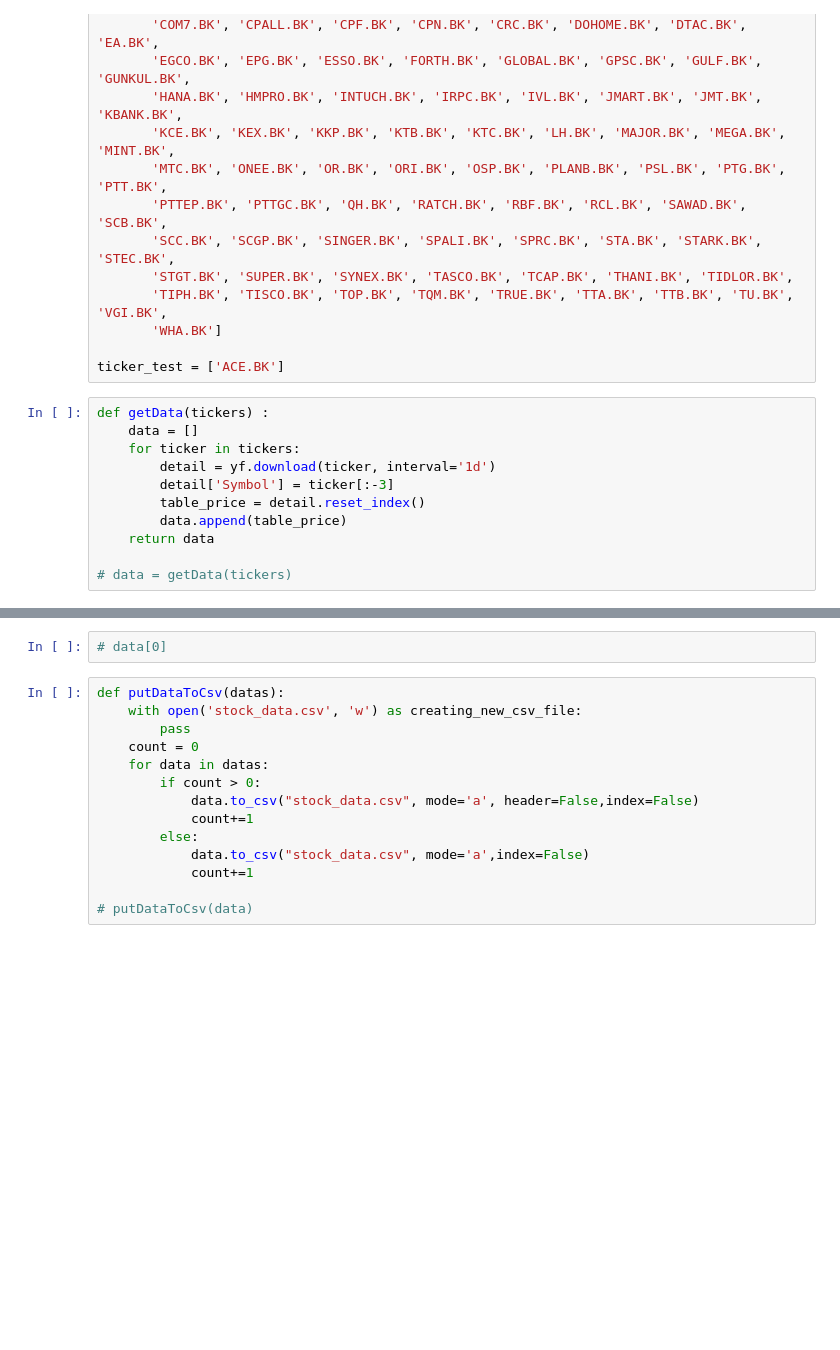
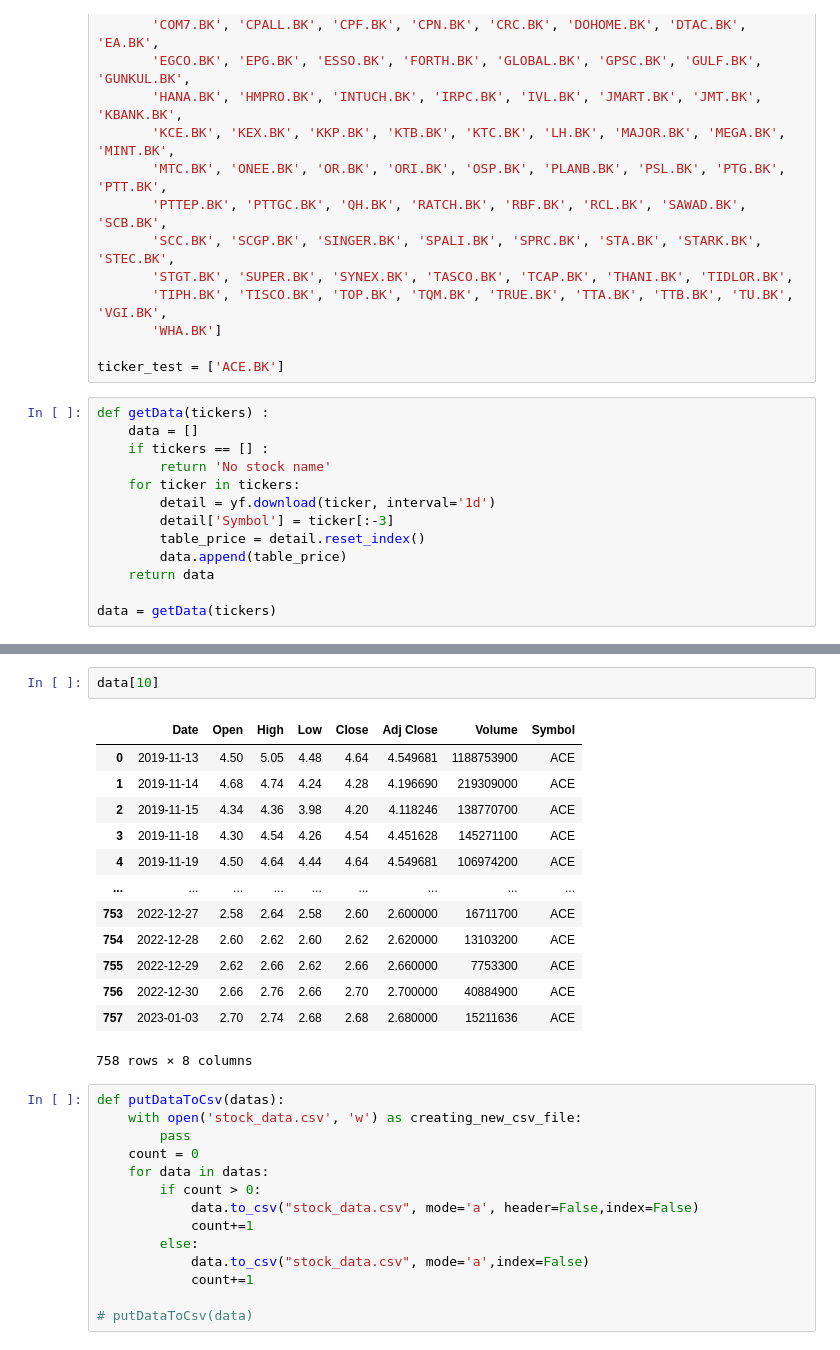
Before and after one commit to TIIIIIIW/SOFTWARE-DEVELOPMENT-2, a Jupyter notebook: ML/stockData.ipynb, the cells around one changed output, grey strips where cells are left out. Saved outputs shown, nothing was run; the diff lists cells and outputs as text; blank space fills up the shorter version.

```diff
--- a/ML/stockData.ipynb
+++ b/ML/stockData.ipynb
@@ -22,6 +22,8 @@ ticker_test = ['ACE.BK']
 # %%
 def getData(tickers) :
     data = []
+    if tickers == [] :
+        return 'No stock name'
     for ticker in tickers:
         detail = yf.download(ticker, interval='1d')
         detail['Symbol'] = ticker[:-3]
@@ -29,4 +31,4 @@ def getData(tickers) :
         data.append(table_price)
     return data
 
-# data = getData(tickers)
+data = getData(tickers)
@@ -33,5 +53,19 @@ def getData(tickers) :
-# %%
-# data[0]
+# %%
+data[10]
+# %% [output]
+|  | Date | Open | High | Low | Close | Adj Close | Volume | Symbol |
+| 0 | 2019-11-13 | 4.50 | 5.05 | 4.48 | 4.64 | 4.549681 | 1188753900 | ACE |
+| 1 | 2019-11-14 | 4.68 | 4.74 | 4.24 | 4.28 | 4.196690 | 219309000 | ACE |
+| 2 | 2019-11-15 | 4.34 | 4.36 | 3.98 | 4.20 | 4.118246 | 138770700 | ACE |
+| 3 | 2019-11-18 | 4.30 | 4.54 | 4.26 | 4.54 | 4.451628 | 145271100 | ACE |
+| 4 | 2019-11-19 | 4.50 | 4.64 | 4.44 | 4.64 | 4.549681 | 106974200 | ACE |
+| ... | ... | ... | ... | ... | ... | ... | ... | ... |
+| 753 | 2022-12-27 | 2.58 | 2.64 | 2.58 | 2.60 | 2.600000 | 16711700 | ACE |
+| 754 | 2022-12-28 | 2.60 | 2.62 | 2.60 | 2.62 | 2.620000 | 13103200 | ACE |
+| 755 | 2022-12-29 | 2.62 | 2.66 | 2.62 | 2.66 | 2.660000 | 7753300 | ACE |
+| 756 | 2022-12-30 | 2.66 | 2.76 | 2.66 | 2.70 | 2.700000 | 40884900 | ACE |
+| 757 | 2023-01-03 | 2.70 | 2.74 | 2.68 | 2.68 | 2.680000 | 15211636 | ACE |
+758 rows × 8 columns
 # %%
 def putDataToCsv(datas):
     with open('stock_data.csv', 'w') as creating_new_csv_file:
```
Also changed, not shown: parts of 1 cell of this notebook, 1 other file.
